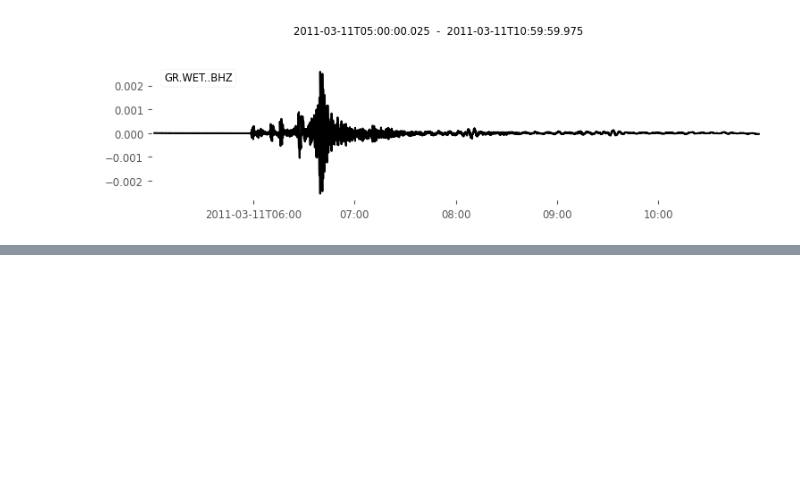
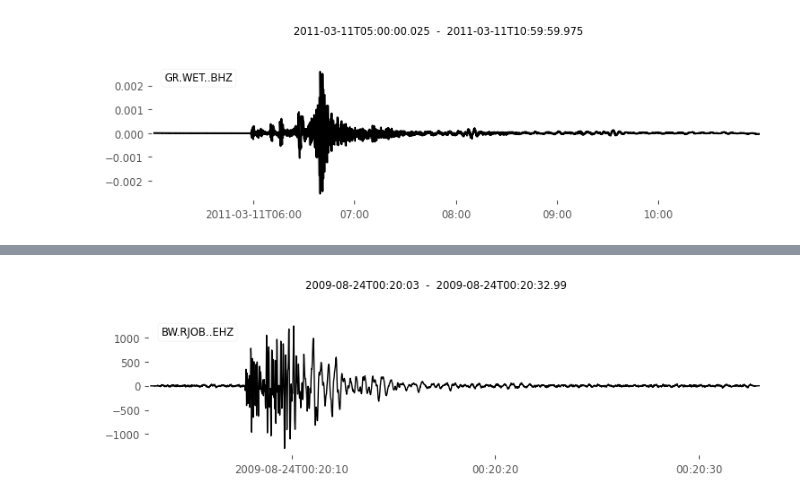
Before and after one commit to gaiazanella/gaia_scripts, a Jupyter notebook: cours_computational_seismology/spectral_analysis+preprocessing.ipynb, the cells around one changed output, grey strips where cells are left out. Cells and saved outputs as stored; diff of their text form; code cells hidden in the pictures; blank space fills up the shorter version.

```diff
--- a/cours_computational_seismology/spectral_analysis+preprocessing.ipynb
+++ b/cours_computational_seismology/spectral_analysis+preprocessing.ipynb
@@ -109,0 +212,11 @@ st.plot()
+# %%
+# Cell 6 - load the data
+st = obspy.read()             # read in example seismogram included in obspy
+print(st)
+print('')
+tr = st[0]                    # take only the vertical trace of the stream
+print(tr)
+tr.filter("highpass", freq=2) # removing long-period noise
+tr.plot()
+tr_safe = tr.copy()           # safety copy to not override our data
+# %% [output]
@@ -109,0 +229 @@ st.plot()
+[figure, added]
```
Also changed, not shown: parts of 6 cells of this notebook.
